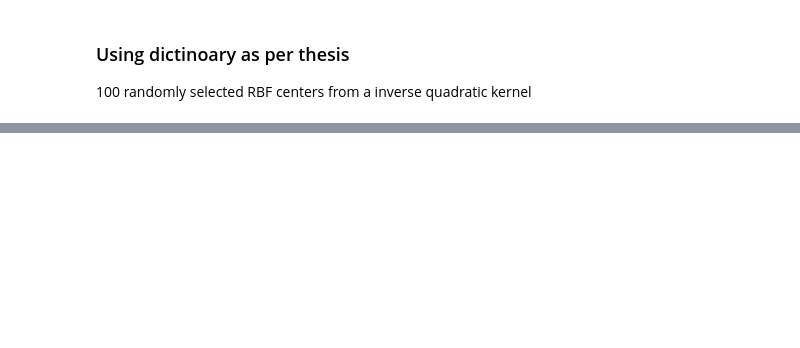
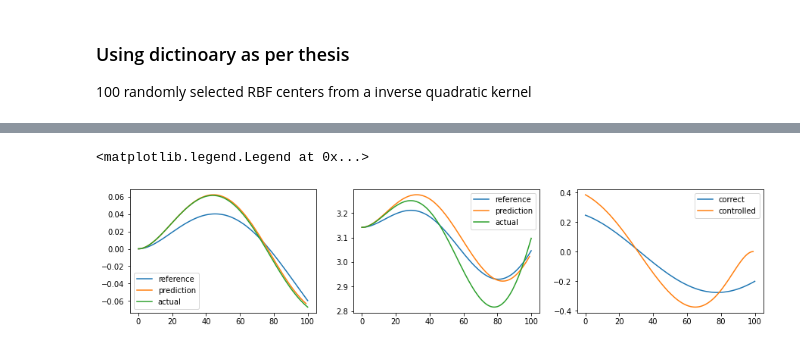
Before and after one commit to datafold-dev/datafold, a Jupyter notebook: tutorials/09_basic_koopman_mpc.ipynb, the cells around one changed output, grey strips where cells are left out. Cells and saved outputs as stored; diff of their text form; code cells hidden in the pictures; blank space fills up the shorter version.

Commit message:
implement generate_control_signal

```diff
--- a/tutorials/09_basic_koopman_mpc.ipynb
+++ b/tutorials/09_basic_koopman_mpc.ipynb
@@ -134,7 +167,7 @@ plt.plot(dfx["x"].values)
 # %%
 num_rbfs = 100
 seed = 42
-eps = 10
+eps = 1
 
 
 def find_unique_center_ids(num_centers, seed=42, last_choice=None):
@@ -191,11 +232,15 @@ plt.plot(dfx["theta"].values[:100])
 # %%
 from datafold.appfold import KoopmanMPC
 # %%
+horizon = 100
+
 kmpc = KoopmanMPC(
     edmdrbf,
-    10,
-    np.array([[1, -1], [2 * np.pi, -2 * np.pi]]),
+    horizon,
+    np.array([[1, -1]]),
     np.array([[5, -5]]),
-    ["x", "theta"],
-    cost_running=np.array([1, 10]),
+    ["x"],
+    cost_running=np.array([100]),
+    cost_terminal=1,
+    cost_input=1,
 )
@@ -205,0 +247,29 @@ kmpc.lifted_state_size, kmpc.horizon, kmpc.input_size, kmpc.output_size
+# %%
+ukmpc = kmpc.generate_control_signal(
+    rbfprediction.initial_states(), dfx.iloc[: horizon + 1, [0]]
+)
+# %%
+kmpcpred = edmdrbf.predict(rbfprediction.initial_states(), control_input=ukmpc)
+invertedPendulum.reset()
+kmpcfunc = lambda t, y: np.interp(t, rbfprediction.time_values()[:horizon], ukmpc)
+kmpctraj = invertedPendulum.trajectory(sim_time_step, horizon, kmpcfunc)
+kmpctraj = pd.DataFrame(data=kmpctraj.T, columns=state_cols)
+# %%
+plt.figure(figsize=(15, 3))
+plt.subplot(131)
+plt.plot(dfx["x"].values[: horizon + 1], label="reference")
+plt.plot(kmpcpred["x"].values, label="prediction")
+plt.plot(kmpctraj["x"].values, label="actual")
+plt.legend()
+plt.subplot(132)
+plt.plot(dfx["theta"].values[: horizon + 1], label="reference")
+plt.plot(kmpcpred["theta"].values, label="prediction")
+plt.plot(kmpctraj["theta"].values, label="actual")
+plt.legend()
+plt.subplot(133)
+plt.plot(dfu["u"].values[: horizon + 1], label="correct")
+plt.plot(ukmpc, label="controlled")
+plt.legend()
+# %% [output]
+<matplotlib.legend.Legend at 0x...>
+[figure, added]
```
Also changed, not shown: parts of 12 cells of this notebook, 4 other files.
